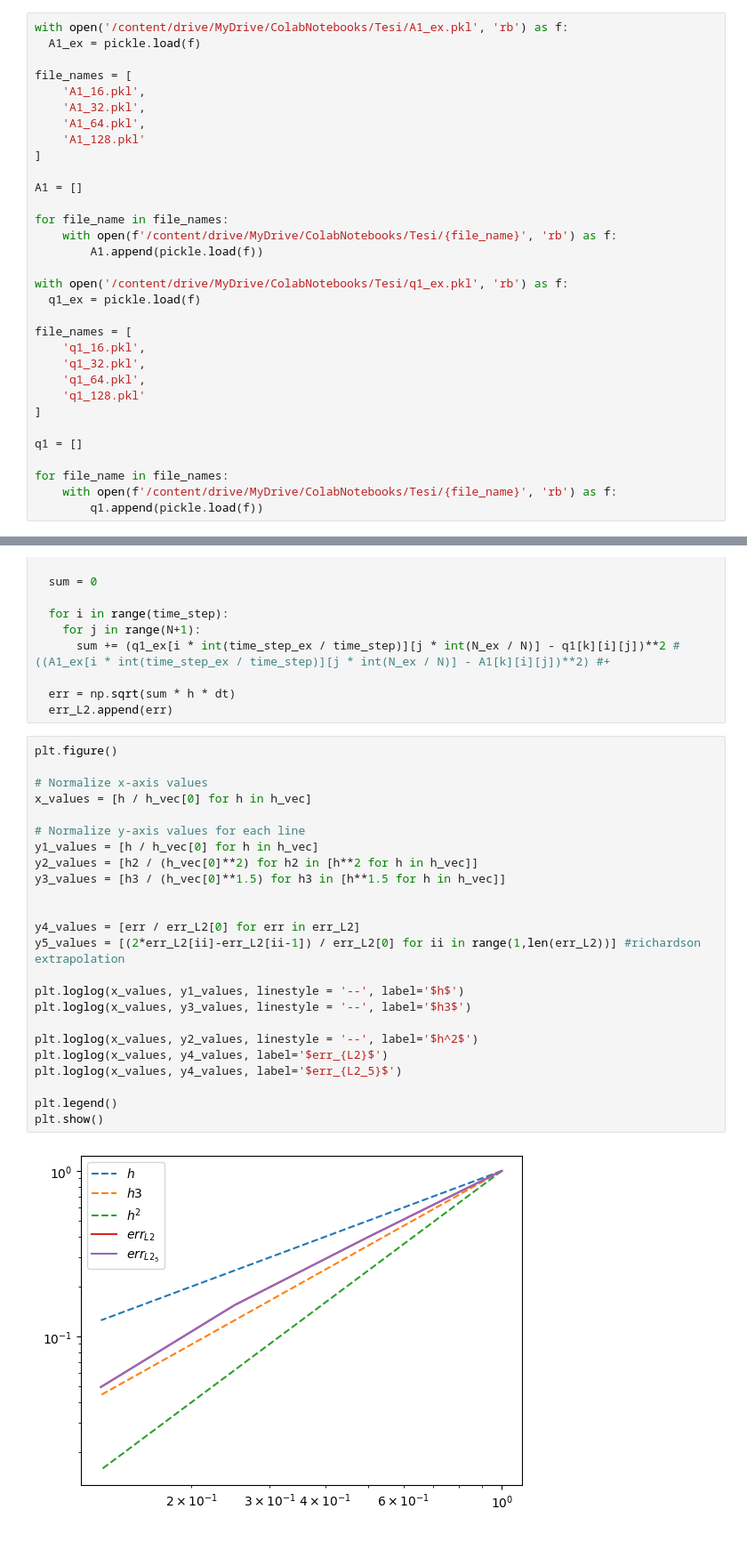
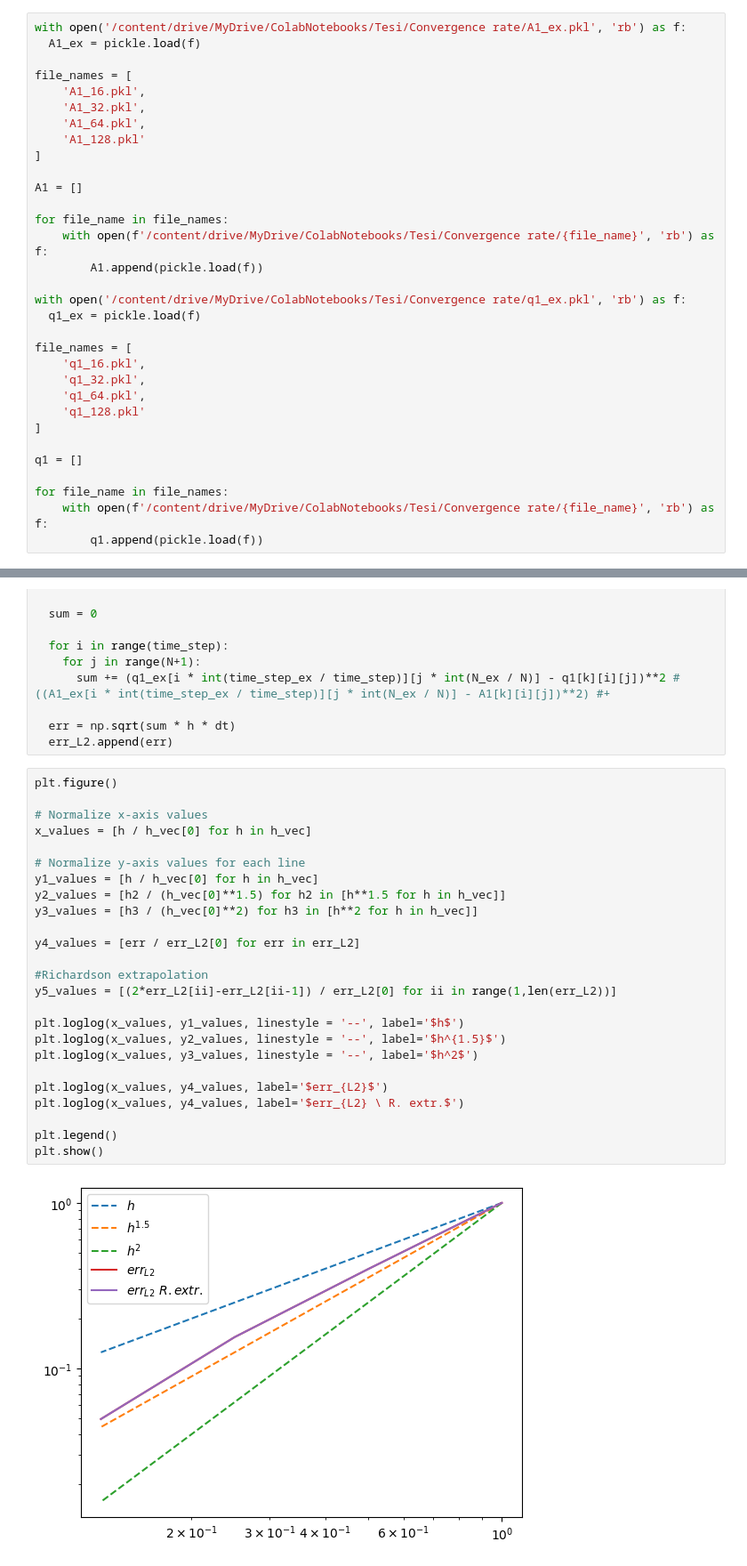
Before and after one commit to Riky2014/Tesi, a Jupyter notebook: Software verification/Convergence_rate.ipynb, the cells around one changed output, grey strips where cells are left out. Shown at 89% size. Saved outputs shown, nothing was run; the diff lists cells and outputs as text.

```diff
--- a/Software verification/Convergence_rate.ipynb
+++ b/Software verification/Convergence_rate.ipynb
@@ -5,7 +5,7 @@ import pickle
 import numpy as np
 import matplotlib.pyplot as plt
 # %%
-with open('/content/drive/MyDrive/ColabNotebooks/Tesi/A1_ex.pkl', 'rb') as f:
+with open('/content/drive/MyDrive/ColabNotebooks/Tesi/Convergence rate/A1_ex.pkl', 'rb') as f:
   A1_ex = pickle.load(f)
 
 file_names = [
@@ -18,10 +18,10 @@ file_names = [
 A1 = []
 
 for file_name in file_names:
-    with open(f'/content/drive/MyDrive/ColabNotebooks/Tesi/{file_name}', 'rb') as f:
+    with open(f'/content/drive/MyDrive/ColabNotebooks/Tesi/Convergence rate/{file_name}', 'rb') as f:
         A1.append(pickle.load(f))
 
-with open('/content/drive/MyDrive/ColabNotebooks/Tesi/q1_ex.pkl', 'rb') as f:
+with open('/content/drive/MyDrive/ColabNotebooks/Tesi/Convergence rate/q1_ex.pkl', 'rb') as f:
   q1_ex = pickle.load(f)
 
 file_names = [
@@ -34,7 +34,7 @@ file_names = [
 q1 = []
 
 for file_name in file_names:
-    with open(f'/content/drive/MyDrive/ColabNotebooks/Tesi/{file_name}', 'rb') as f:
+    with open(f'/content/drive/MyDrive/ColabNotebooks/Tesi/Convergence rate/{file_name}', 'rb') as f:
         q1.append(pickle.load(f))
 # %%
 h_ex = 1 / 256
@@ -68,26 +68,27 @@ for k in range(len(h_vec)):
 # %%
 plt.figure()
 
 # Normalize x-axis values
 x_values = [h / h_vec[0] for h in h_vec]
 
 # Normalize y-axis values for each line
 y1_values = [h / h_vec[0] for h in h_vec]
-y2_values = [h2 / (h_vec[0]**2) for h2 in [h**2 for h in h_vec]]
-y3_values = [h3 / (h_vec[0]**1.5) for h3 in [h**1.5 for h in h_vec]]
-
+y2_values = [h2 / (h_vec[0]**1.5) for h2 in [h**1.5 for h in h_vec]]
+y3_values = [h3 / (h_vec[0]**2) for h3 in [h**2 for h in h_vec]]
 
 y4_values = [err / err_L2[0] for err in err_L2]
-y5_values = [(2*err_L2[ii]-err_L2[ii-1]) / err_L2[0] for ii in range(1,len(err_L2))] #richardson extrapolation
+
+#Richardson extrapolation
+y5_values = [(2*err_L2[ii]-err_L2[ii-1]) / err_L2[0] for ii in range(1,len(err_L2))]
 
 plt.loglog(x_values, y1_values, linestyle = '--', label='$h$')
-plt.loglog(x_values, y3_values, linestyle = '--', label='$h3$')
+plt.loglog(x_values, y2_values, linestyle = '--', label='$h^{1.5}$')
+plt.loglog(x_values, y3_values, linestyle = '--', label='$h^2$')
 
-plt.loglog(x_values, y2_values, linestyle = '--', label='$h^2$')
 plt.loglog(x_values, y4_values, label='$err_{L2}$')
-plt.loglog(x_values, y4_values, label='$err_{L2_5}$')
+plt.loglog(x_values, y4_values, label='$err_{L2} \ R. extr.$')
 
 plt.legend()
 plt.show()
 # %% [output]
-[figure, old version]
+[figure, new version]
```
Also changed, not shown: parts of 2 cells of this notebook.
